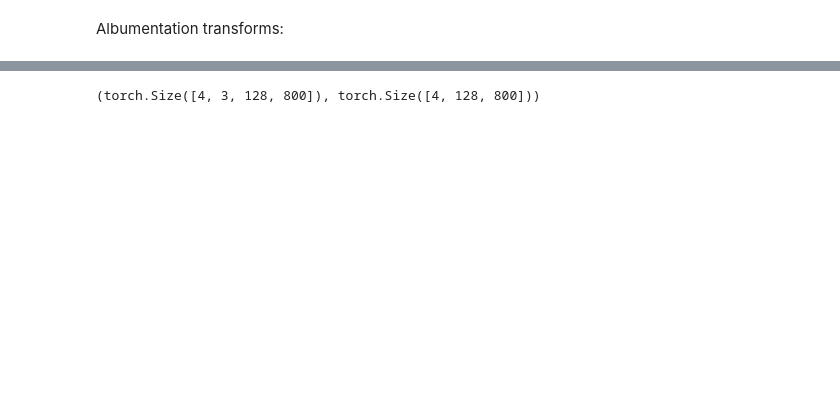
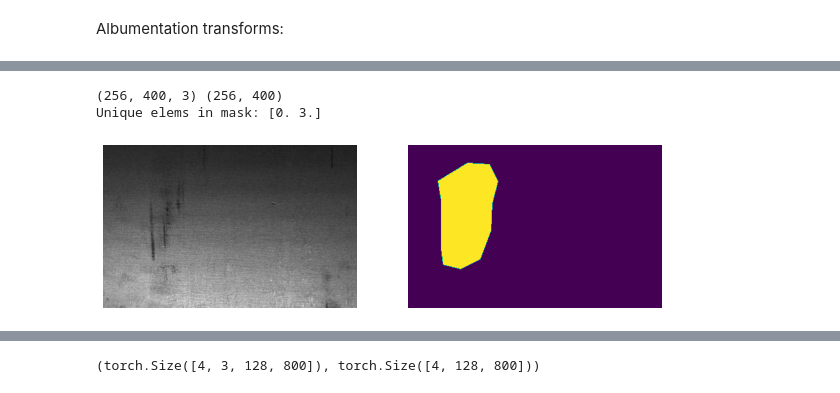
Before and after one commit to marcomatteo/steel_segmentation, a Jupyter notebook: nbs/04_dataloaders.ipynb, the cells around one changed output, grey strips where cells are left out. Saved outputs shown, nothing was run; the diff lists cells and outputs as text; code cells hidden in the pictures; blank space fills up the shorter version.

```diff
--- a/nbs/04_dataloaders.ipynb
+++ b/nbs/04_dataloaders.ipynb
@@ -177,0 +181,12 @@ Albumentation transforms:
+# %%
+aug = alb.CropNonEmptyMaskIfExists(256, 400, p=1., ignore_values=[0])
+aug_elem = aug(image=img, mask=mask)
+aug_crop_img = aug_elem["image"]
+aug_crop_mask = aug_elem["mask"]
+print(aug_crop_img.shape, aug_crop_mask.shape)
+print(f"Unique elems in mask: {np.unique(aug_crop_mask)}")
+show_images((aug_crop_img, aug_crop_mask), figsize=(10,10))
+# %% [output]
+(256, 400, 3) (256, 400)
+Unique elems in mask: [0. 3.]
+[figure, added]
```
Also changed, not shown: parts of 33 cells of this notebook, 24 other files.
